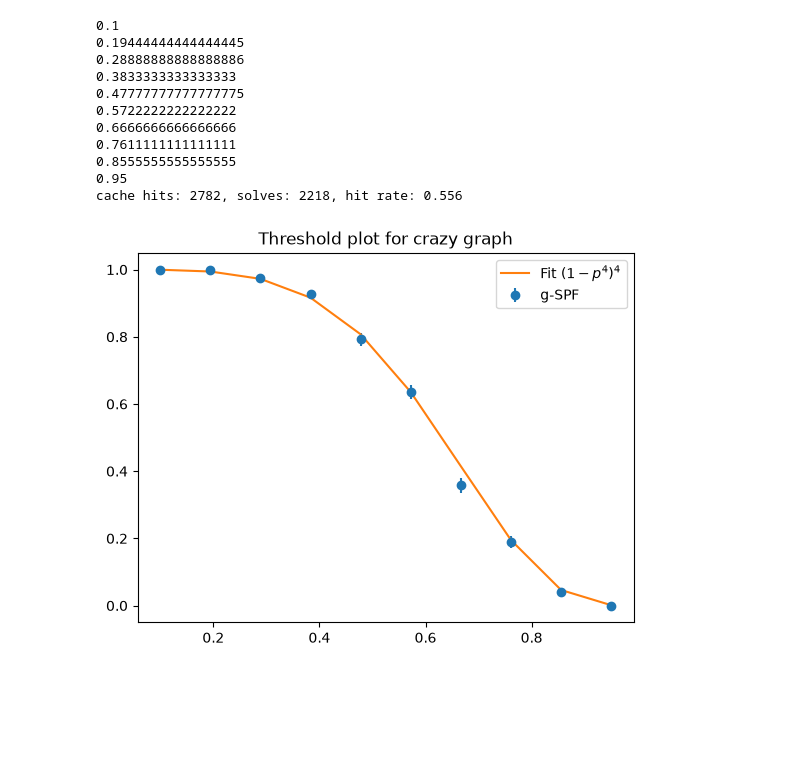
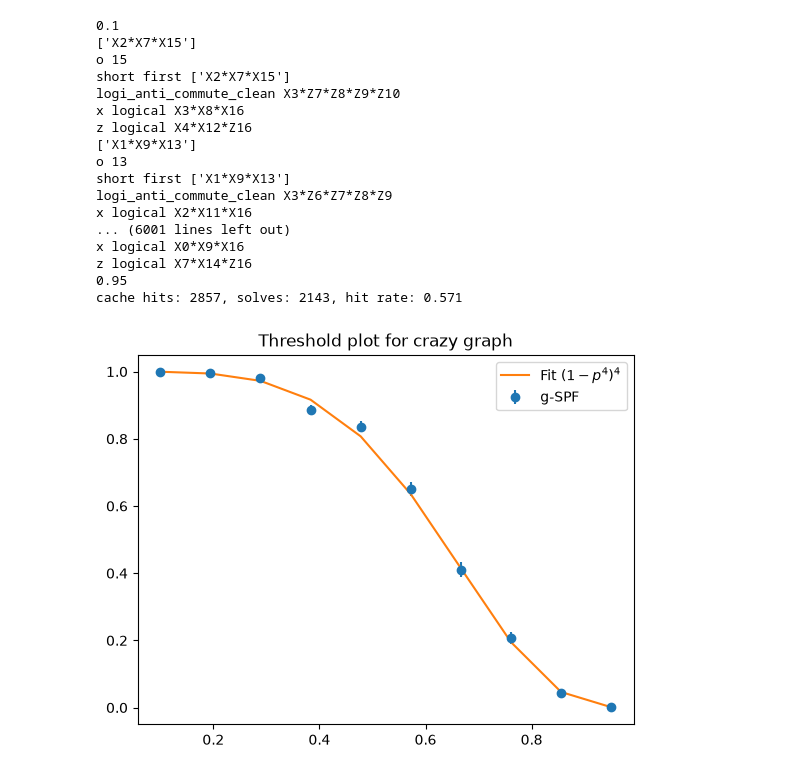
Before and after one commit to arr0w-hs/graph_code_decoding, a Jupyter notebook: threshold.ipynb, the cells around one changed output. Drawn from its saved outputs; the diff is of its cells as text; code cells hidden in the pictures; blank space fills up the shorter version.

Commit message:
major commit, will clean up and make comments in next one

```diff
--- a/threshold.ipynb
+++ b/threshold.ipynb
@@ -29,7 +29,6 @@ cache = []                 # list of frozenset(support columns), full-tableau fr
 max_cache = 1000
 
 def pair_support(x, z, num_qubits, target_qubit):
-    """Measured qubits = where x OR z is non-identity, excluding targer_qubit."""
     x = np.asarray(x).ravel().astype(int)
     z = np.asarray(z).ravel().astype(int)
     supp = set()
@@ -38,6 +37,8 @@ def pair_support(x, z, num_qubits, target_qubit):
             continue
         if x[q] or x[q+num_qubits] or z[q] or z[q+num_qubits]:
             supp.add(q)
+    if len(supp) == 0:
+        return None          # supported only at O — valid success, not a cacheable pattern
     return frozenset(supp)
 # -------------------
 
@@ -60,8 +61,10 @@ for p in lost_prob:
 
         # --- cache lookup: any stored pattern that avoids all lost qubits? ---
         hit = False
+
         for supp in cache:
             if lost_set.isdisjoint(supp):
+
                 hit = True
                 break
 
@@ -70,44 +73,50 @@ for p in lost_prob:
             fail += 1                      # success (a valid pattern survives)
             continue
         # -------------------------------------------------------------------
 
         solves += 1
-        res = generalised_spf_logical(stabi, previous_meas, lost_cols, gg,
-                                      target_qubit=target)
+        res = generalised_spf_logical_heuristic(stabi,  lost_cols, target_qubit=target)
         if res["success"]:
             fail += 1
             # --- cache the found pattern (full-width x, z) ---
+
             supp = pair_support(res["x"], res["z"], numq, target)
-            if supp not in cache:
+            if supp is not None and supp not in cache:
                 cache.append(supp)
                 if len(cache) > max_cache:
-                    cache.pop(0)           # FIFO eviction
+                    cache.pop(0)         # FIFO eviction
             # ------------------------------------------------
 
     fail_list.append(fail/num_shots)
     fit.append((1-p**4)**4)
 
 print(f"cache hits: {hits}, solves: {solves}, hit rate: {hits/(hits+solves):.3f}")
 
 fail_list = np.asarray(fail_list)
 yerr = np.sqrt(fail_list * (1 - fail_list) / num_shots)
 
 plt.figure()
 plt.title("Threshold plot for crazy graph")
 plt.errorbar(lost_prob, fail_list, yerr=yerr, fmt="o", label="g-SPF")
 plt.plot(lost_prob, fit, label=r"Fit $(1-p^{4})^{4}$")
 plt.legend()
 plt.show()
 # %% [output]
 0.1
-0.19444444444444445
-0.28888888888888886
-0.3833333333333333
-0.47777777777777775
-0.5722222222222222
-0.6666666666666666
-0.7611111111111111
-0.8555555555555555
+['X2*X7*X15']
+o 15
+short first ['X2*X7*X15']
+logi_anti_commute_clean X3*Z7*Z8*Z9*Z10
+x logical X3*X8*X16
+z logical X4*X12*Z16
+['X1*X9*X13']
+o 13
+short first ['X1*X9*X13']
+logi_anti_commute_clean X3*Z6*Z7*Z8*Z9
+x logical X2*X11*X16
+... (6001 lines left out)
+x logical X0*X9*X16
+z logical X7*X14*Z16
 0.95
-cache hits: 2782, solves: 2218, hit rate: 0.556
+cache hits: 2857, solves: 2143, hit rate: 0.571
-[figure, old version]
+[figure, new version]
```
Also changed, not shown: parts of 2 cells of this notebook, 3 other files.
